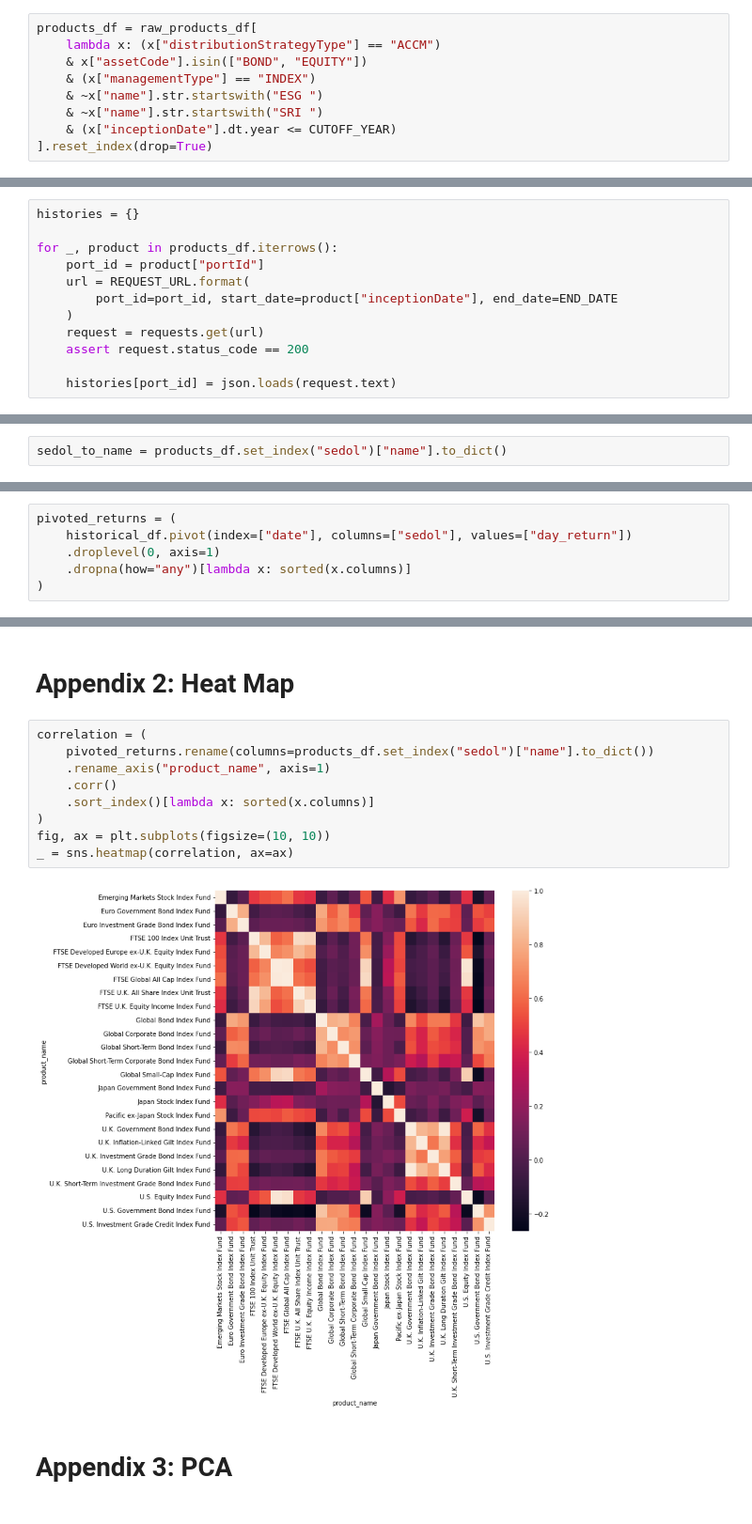
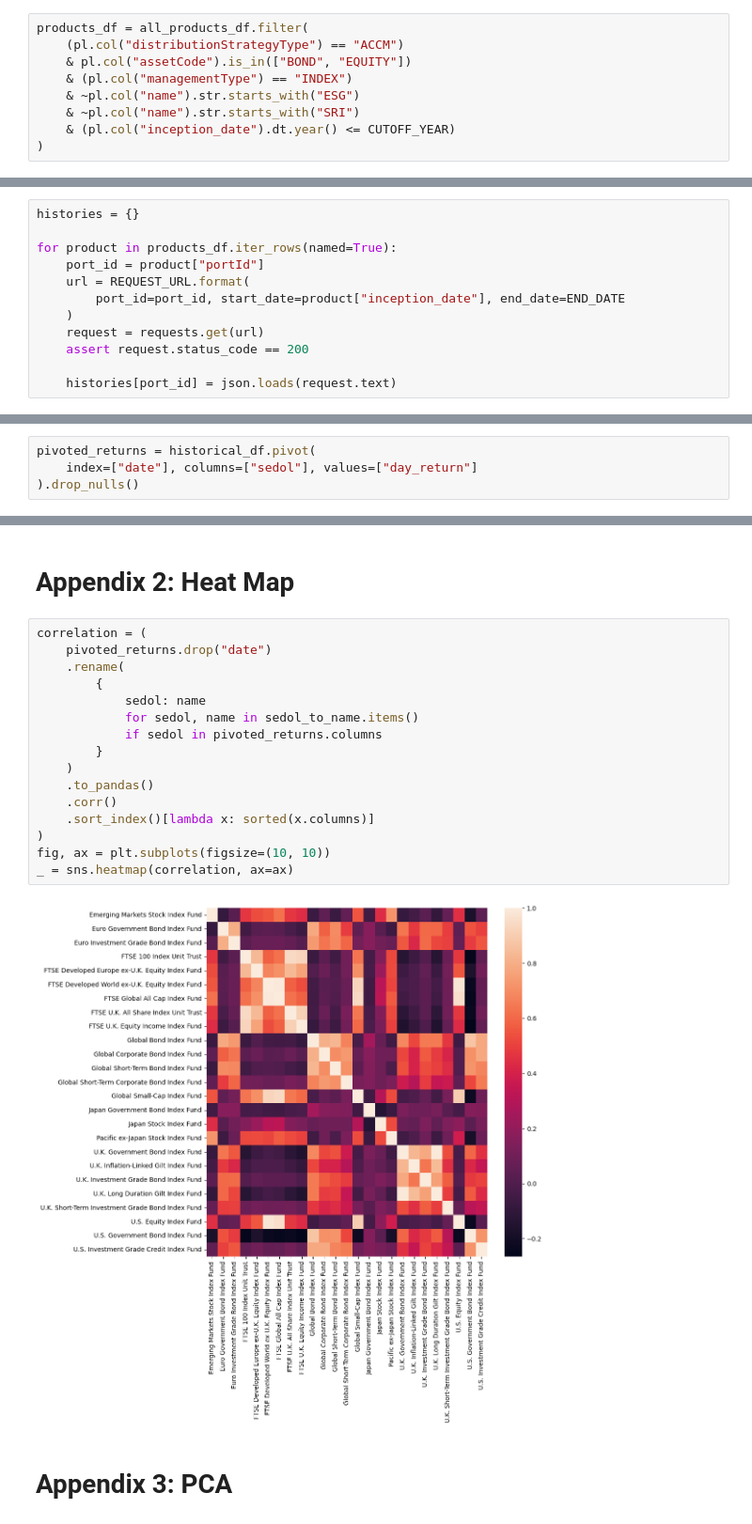
Before and after one commit to 0x26res/vanguard-optimizer, a Jupyter notebook: vanguard-optimizer.ipynb, the cells around one changed output, grey strips where cells are left out. Shown at 94% size. Drawn from its saved outputs; the diff is of its cells as text.

```diff
--- a/vanguard-optimizer.ipynb
+++ b/vanguard-optimizer.ipynb
@@ -70,12 +101,12 @@ _ = ax.set_title("Products by inception date")
 * Remove ESG/SRI products (they are highly correlated to the non ESG/SRI products)
 * Remove recently created products (not enough historical data)
 # %%
-products_df = raw_products_df[
-    lambda x: (x["distributionStrategyType"] == "ACCM")
-    & x["assetCode"].isin(["BOND", "EQUITY"])
-    & (x["managementType"] == "INDEX")
-    & ~x["name"].str.startswith("ESG ")
-    & ~x["name"].str.startswith("SRI ")
-    & (x["inceptionDate"].dt.year <= CUTOFF_YEAR)
-].reset_index(drop=True)
+products_df = all_products_df.filter(
+    (pl.col("distributionStrategyType") == "ACCM")
+    & pl.col("assetCode").is_in(["BOND", "EQUITY"])
+    & (pl.col("managementType") == "INDEX")
+    & ~pl.col("name").str.starts_with("ESG")
+    & ~pl.col("name").str.starts_with("SRI")
+    & (pl.col("inception_date").dt.year() <= CUTOFF_YEAR)
+)
 # %%
@@ -103,10 +136,10 @@ products_df[["name", "fees", "inceptionDate"]].sort_values("fees", ignore_index=
 # %%
 histories = {}
 
-for _, product in products_df.iterrows():
+for product in products_df.iter_rows(named=True):
     port_id = product["portId"]
     url = REQUEST_URL.format(
-        port_id=port_id, start_date=product["inceptionDate"], end_date=END_DATE
+        port_id=port_id, start_date=product["inception_date"], end_date=END_DATE
     )
     request = requests.get(url)
     assert request.status_code == 200
@@ -136,10 +168,6 @@ historical_df = pd.concat(dfs, ignore_index=True)
-# %%
-sedol_to_name = products_df.set_index("sedol")["name"].to_dict()
 # %% [markdown]
 ## Explore products stats
 # %%
-pivoted_returns = (
-    historical_df.pivot(index=["date"], columns=["sedol"], values=["day_return"])
-    .droplevel(0, axis=1)
-    .dropna(how="any")[lambda x: sorted(x.columns)]
-)
+pivoted_returns = historical_df.pivot(
+    index=["date"], columns=["sedol"], values=["day_return"]
+).drop_nulls()
@@ -424,15 +498,22 @@ _ = sns.pairplot(pivoted_returns[recursive_vifs.index[-5:]], kind="reg")
 # Appendix 2: Heat Map
 # %%
 correlation = (
-    pivoted_returns.rename(columns=products_df.set_index("sedol")["name"].to_dict())
-    .rename_axis("product_name", axis=1)
+    pivoted_returns.drop("date")
+    .rename(
+        {
+            sedol: name
+            for sedol, name in sedol_to_name.items()
+            if sedol in pivoted_returns.columns
+        }
+    )
+    .to_pandas()
     .corr()
     .sort_index()[lambda x: sorted(x.columns)]
 )
 fig, ax = plt.subplots(figsize=(10, 10))
 _ = sns.heatmap(correlation, ax=ax)
 # %% [output]
-[figure, old version]
+[figure, new version]
 # %% [markdown]
 # Appendix 3: PCA
 # %%
```
Also changed, not shown: parts of 31 cells of this notebook, 1 other file.
